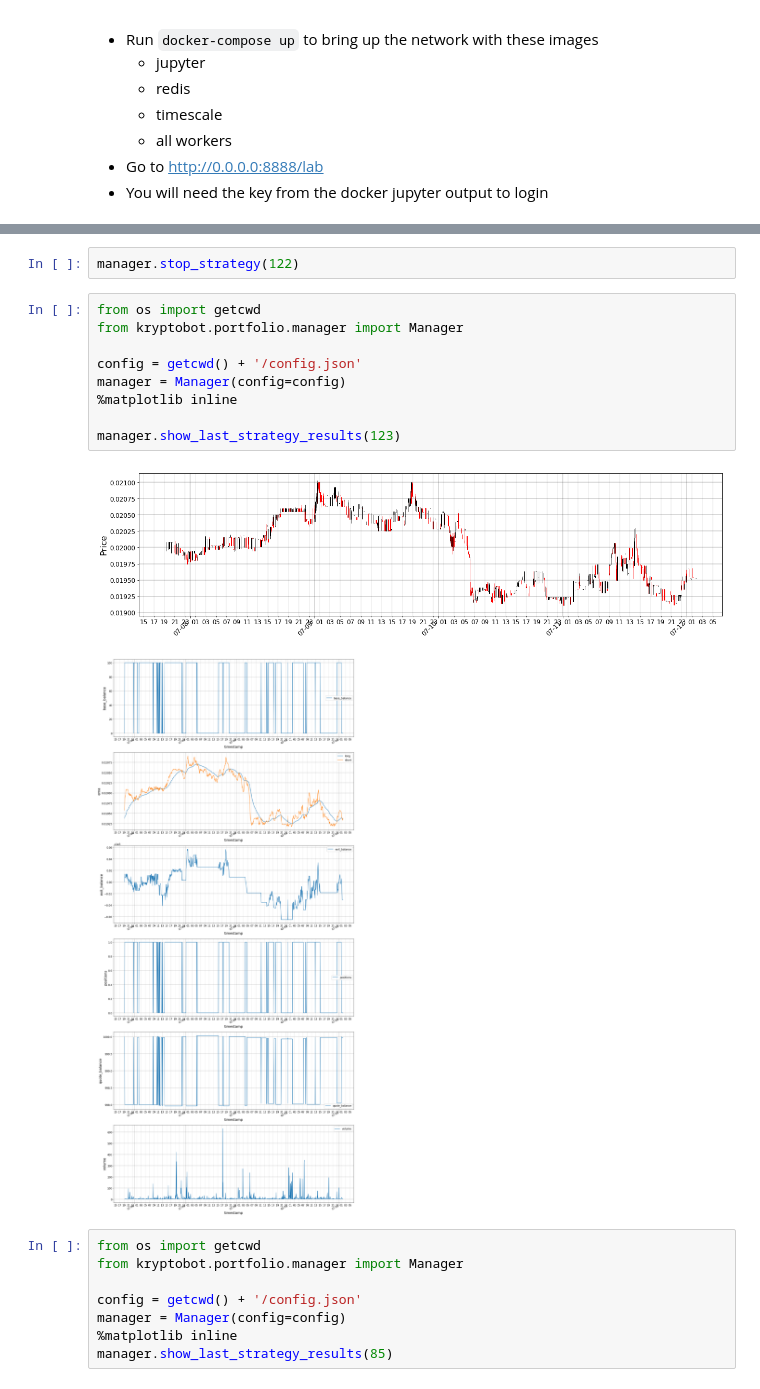
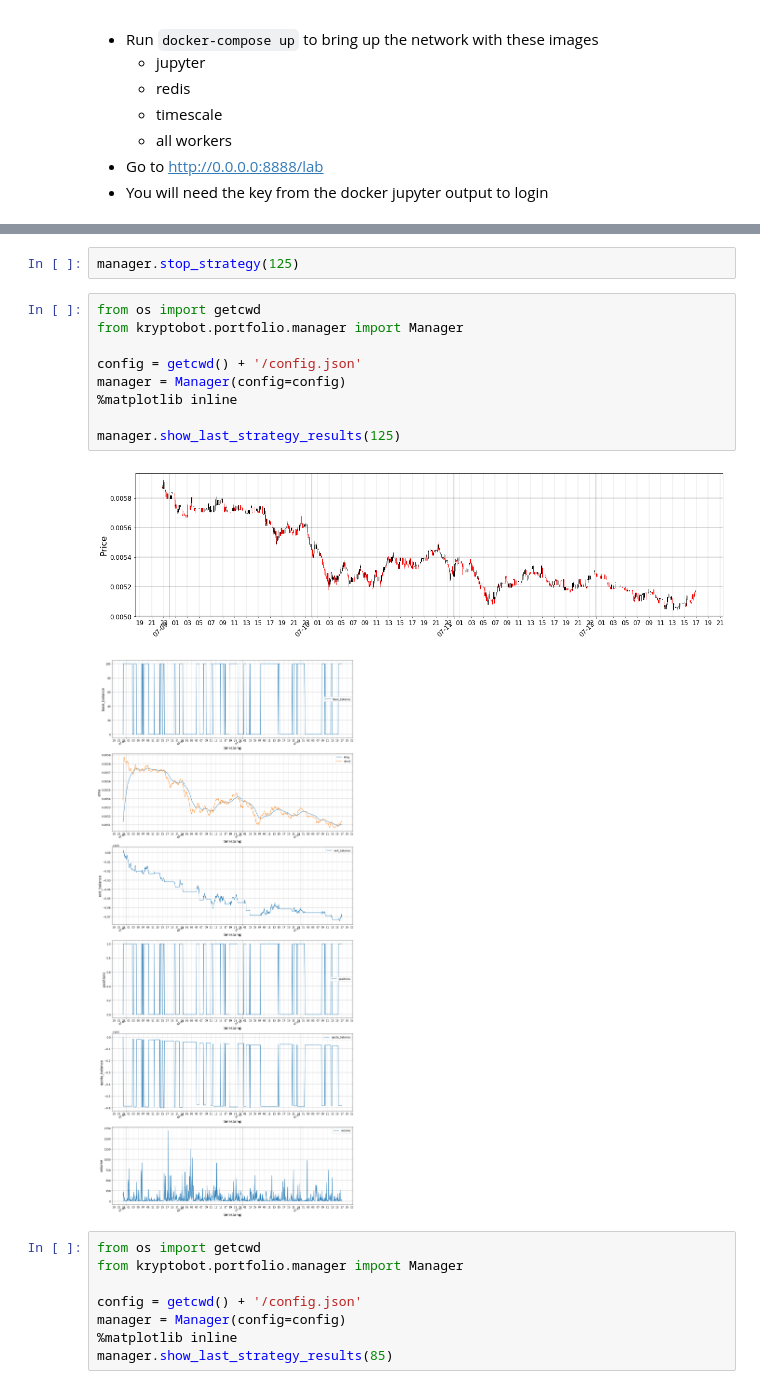
Before and after one commit to eristoddle/KryptoBot, a Jupyter notebook: notebooks/t2_strategies.ipynb, the cells around one changed output, grey strips where cells are left out. Cells and saved outputs as stored; diff of their text form.

```diff
--- a/notebooks/t2_strategies.ipynb
+++ b/notebooks/t2_strategies.ipynb
@@ -113,17 +113,17 @@ strategy_id {'strategy_id': 123, 'celery_id': '3565002a-2a37-4bd3-b59b-4e297cf74
 # %%
-manager.stop_strategy(122)
+manager.stop_strategy(125)
 # %%
 from os import getcwd
 from kryptobot.portfolio.manager import Manager
 
 config = getcwd() + '/config.json'
 manager = Manager(config=config)
 %matplotlib inline
 
-manager.show_last_strategy_results(123)
+manager.show_last_strategy_results(125)
 # %% [output]
-[figure, old version]
+[figure, new version]
-[figure, old version]
+[figure, new version]
 # %%
 from os import getcwd
 from kryptobot.portfolio.manager import Manager
```
Also changed, not shown: parts of 1 cell of this notebook, 3 other files.
